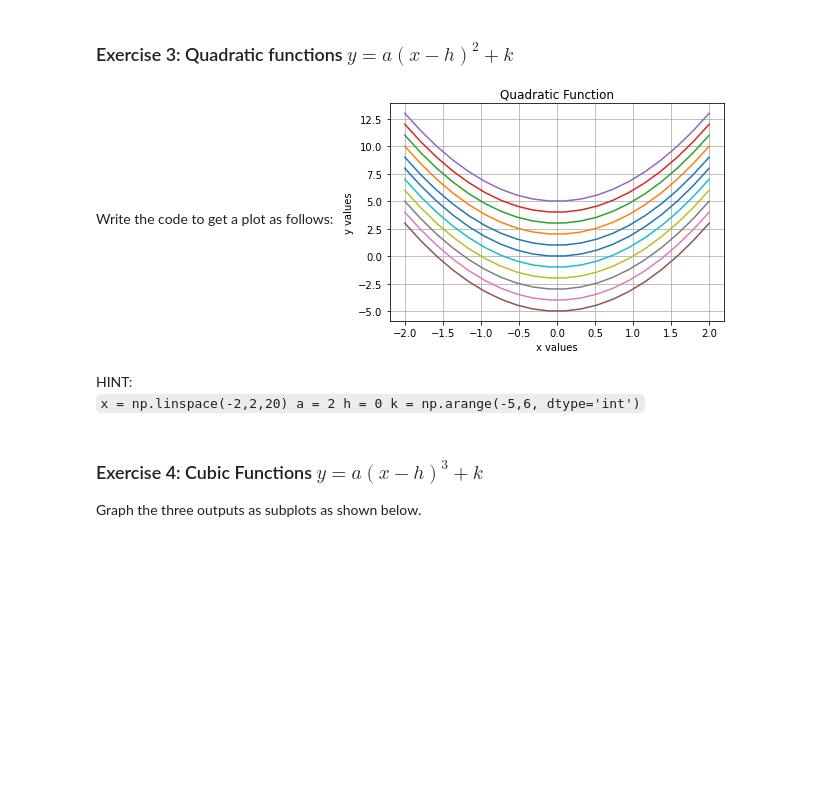
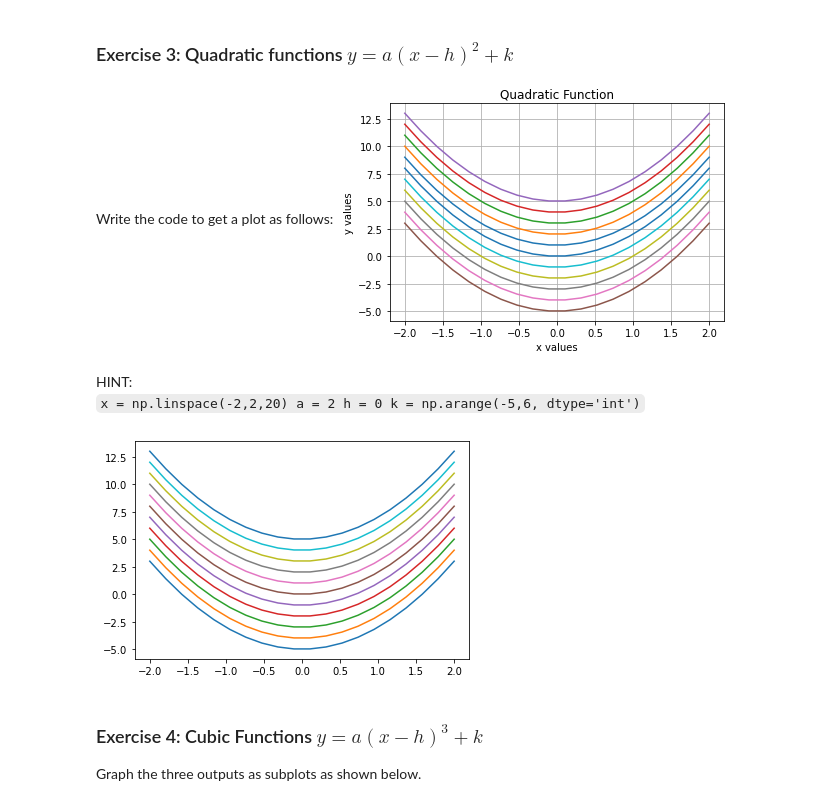
Before and after one commit to viksri98/Summer21, a Jupyter notebook: Review/Review_Lesson12_Functions.ipynb, the cells around one changed output. Drawn from its saved outputs; the diff is of its cells as text; code cells hidden in the pictures; blank space fills up the shorter version.

```diff
--- a/Review/Review_Lesson12_Functions.ipynb
+++ b/Review/Review_Lesson12_Functions.ipynb
@@ -60,13 +65,18 @@ HINT: <br>
 # %%
 import numpy as np
 from matplotlib import pyplot as plt
 
 a = 2
 x = np.linspace(-2, 2, 20)
 k = np.arange(-5,6, dtype='int')
 h = 0
 
 # Your code goes here
+for i in k:
+    plt.plot(x, a * (x - h) ** 2 + i)
+plt.show()
+# %% [output]
+[figure, added]
 # %% [markdown]
 ### Exercise 4: Cubic Functions $y=a(x-h)^3 + k$
 
```
Also changed, not shown: parts of 1 cell of this notebook, 1 other file.
